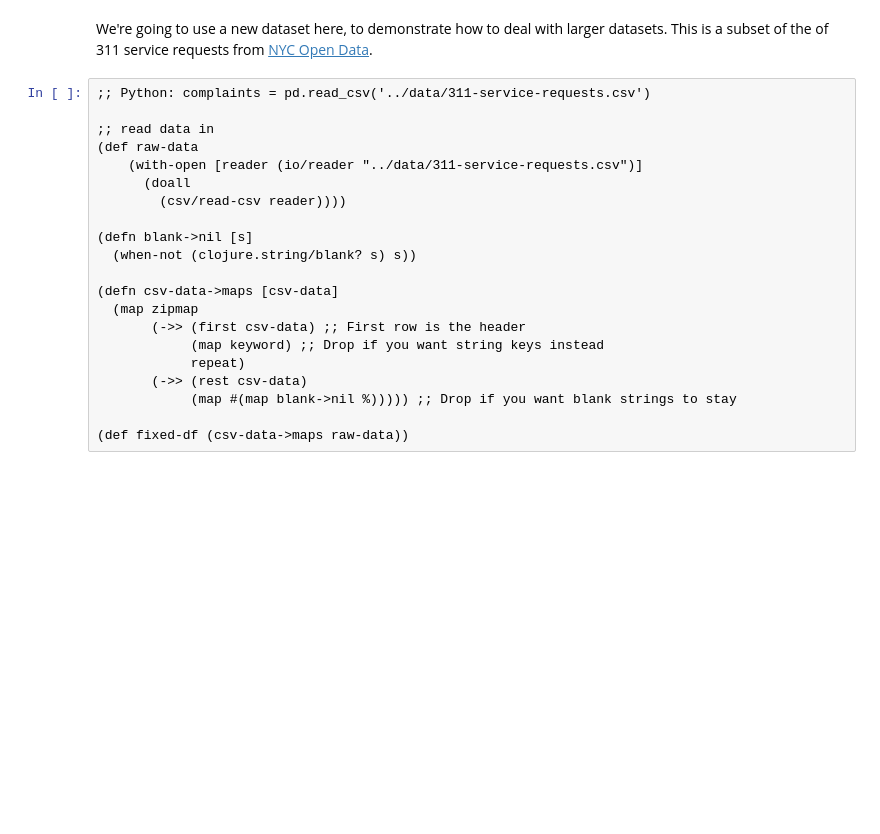
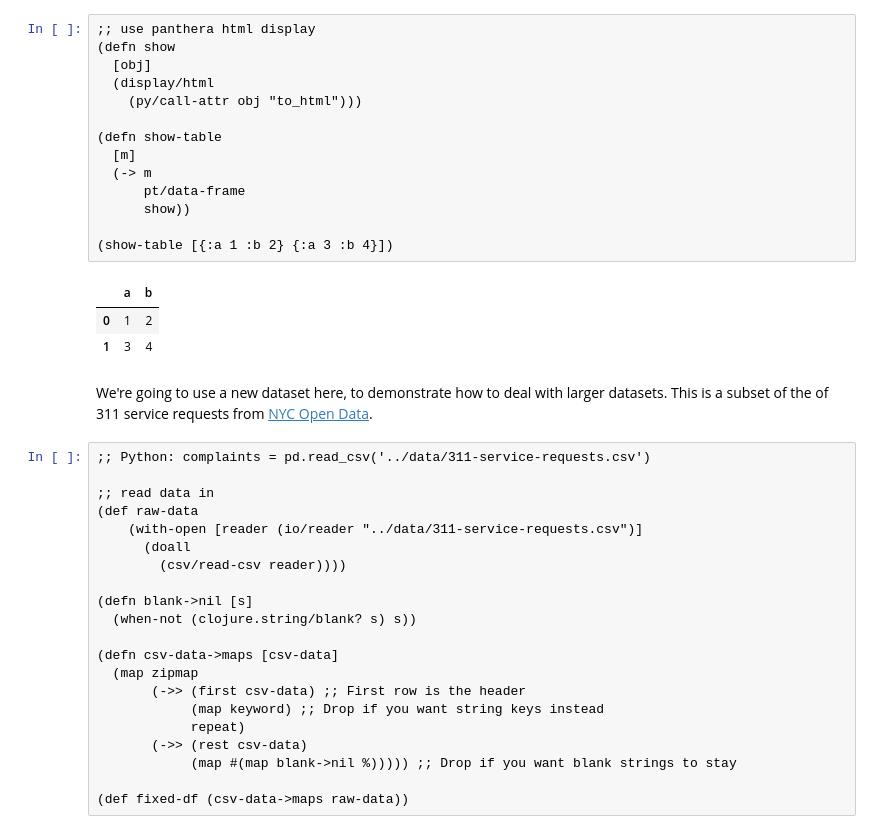
Before and after one commit to calherries/clj-data-cookbook, a Jupyter notebook: clj-cookbook/Chapter 2 - Selecting data & finding the most common complaint type.ipynb, the cells around one changed output. Drawn from its saved outputs; the diff is of its cells as text; blank space fills up the shorter version.

```diff
--- a/clj-cookbook/Chapter 2 - Selecting data & finding the most common complaint type.ipynb
+++ b/clj-cookbook/Chapter 2 - Selecting data & finding the most common complaint type.ipynb
@@ -15,5 +18,23 @@
 # %% [output]
 nil
+# %%
+;; use panthera html display
+(defn show
+  [obj]
+  (display/html
+    (py/call-attr obj "to_html")))
+
+(defn show-table
+  [m]
+  (-> m
+      pt/data-frame
+      show))
+
+(show-table [{:a 1 :b 2} {:a 3 :b 4}])
+# %% [output]
+|  | a | b |
+| 0 | 1 | 2 |
+| 1 | 3 | 4 |
 # %% [markdown]
 We're going to use a new dataset here, to demonstrate how to deal with larger datasets. This is a subset of the of 311 service requests from [NYC Open Data](https://nycopendata.socrata.com/Social-Services/311-Service-Requests-from-2010-to-Present/erm2-nwe9).
 # %%
```
Also changed, not shown: parts of 4 cells of this notebook, 7 other files.
